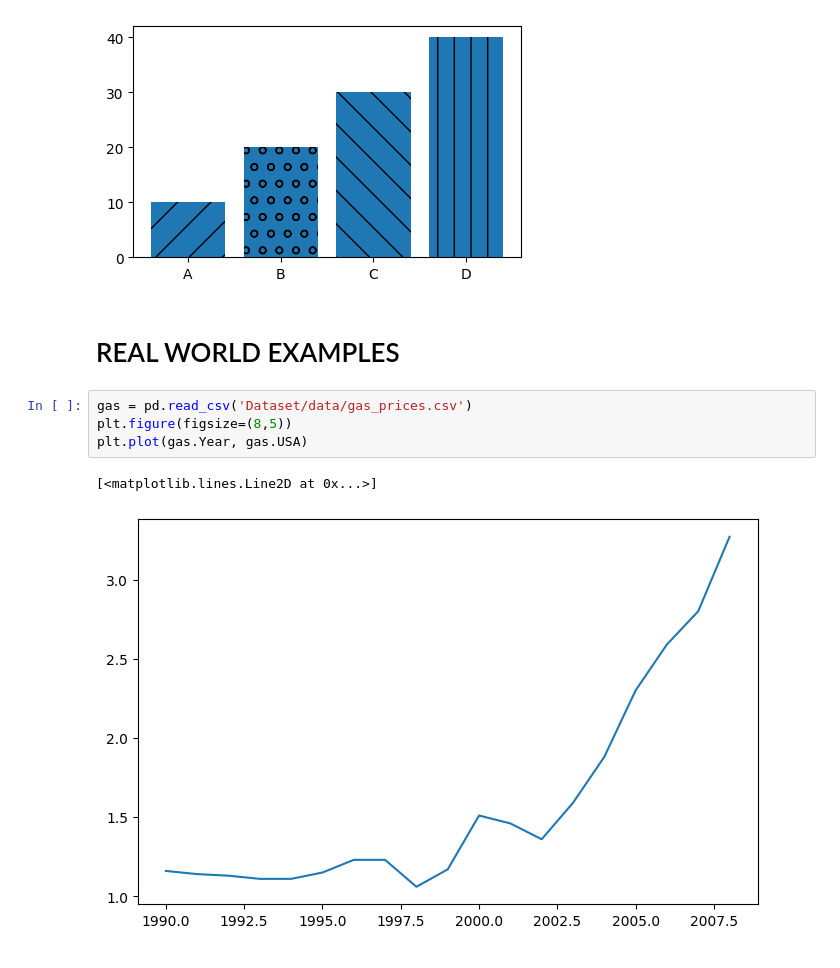
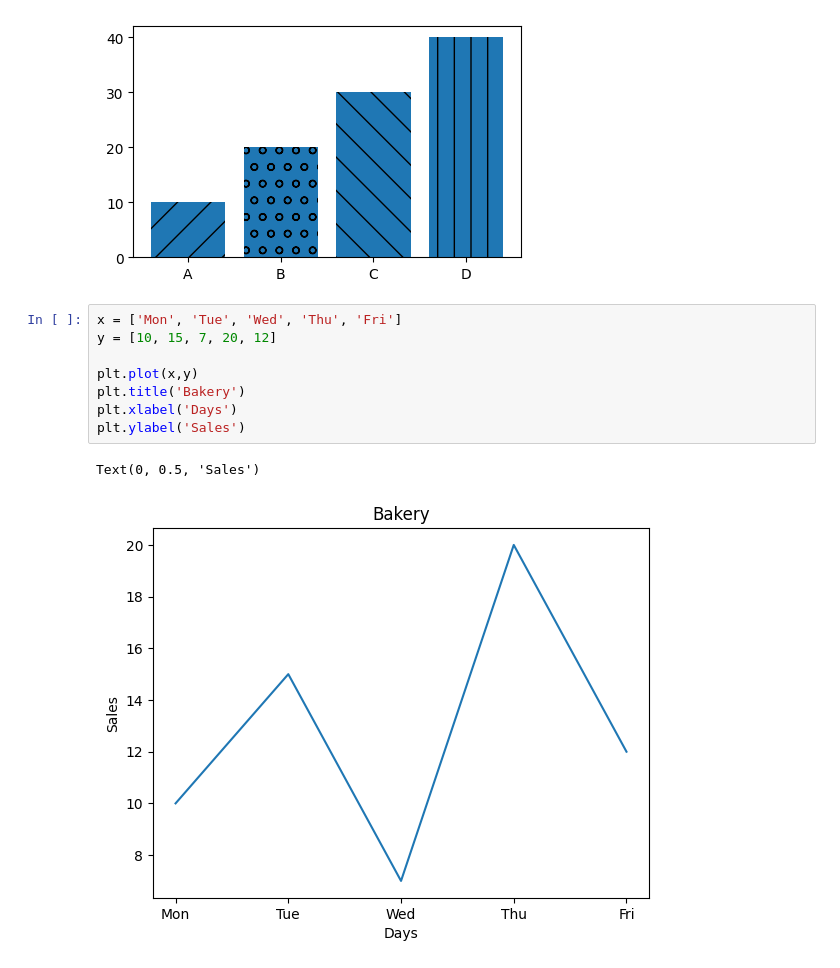
Before and after one commit to MahmudGalib7/AI-Olympiad, a Jupyter notebook: data_analysis/notebook/Data_Visualization.ipynb, the cells around one changed output. Drawn from its saved outputs; the diff is of its cells as text.

Commit message:
feat(data visualization.ipynb): added Data Visualization things

```diff
--- a/data_analysis/notebook/Data_Visualization.ipynb
+++ b/data_analysis/notebook/Data_Visualization.ipynb
@@ -34,12 +34,14 @@ for bar in bars:
 plt.show()
 # %% [output]
 [figure]
-# %% [markdown]
-# REAL WORLD EXAMPLES
-# %%
-gas = pd.read_csv('Dataset/data/gas_prices.csv')
-plt.figure(figsize=(8,5))
-plt.plot(gas.Year, gas.USA)
-# %% [output]
-[<matplotlib.lines.Line2D at 0x...>]
-[figure, removed]
+# %%
+x = ['Mon', 'Tue', 'Wed', 'Thu', 'Fri']
+y = [10, 15, 7, 20, 12]
+
+plt.plot(x,y)
+plt.title('Bakery')
+plt.xlabel('Days')
+plt.ylabel('Sales')
+# %% [output]
+Text(0, 0.5, 'Sales')
+[figure, added]
```
Also changed, not shown: parts of 8 cells of this notebook.
